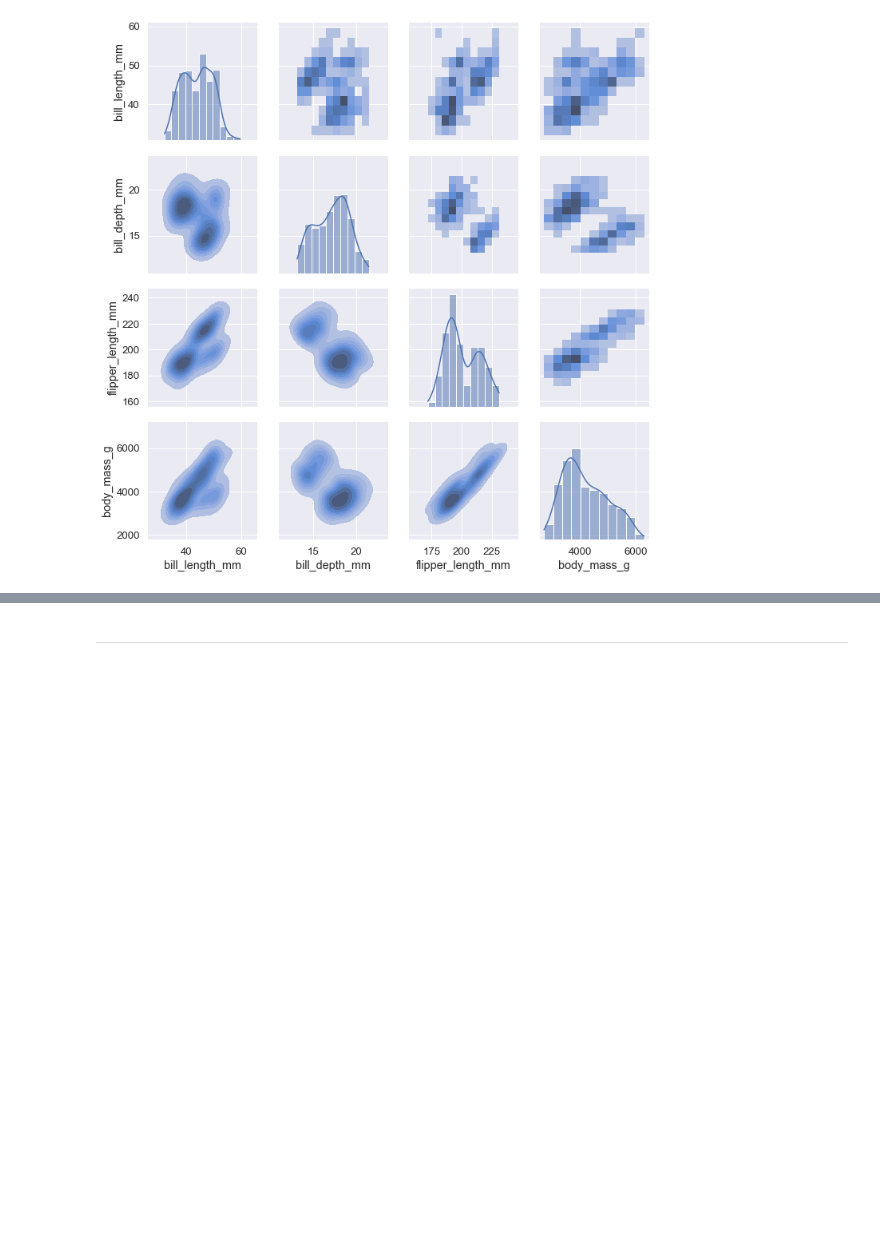
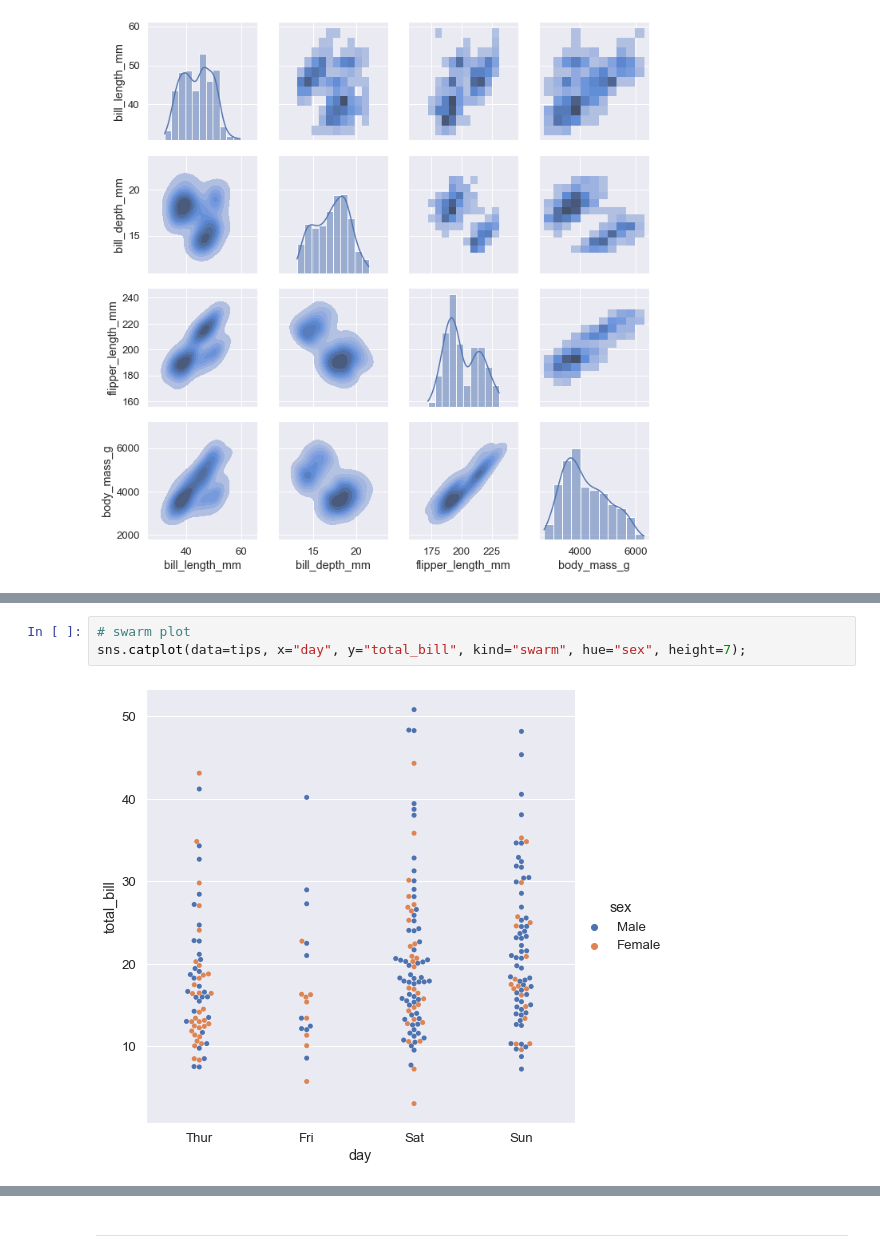
Before and after one commit to chris-leonard/python-playground, a Jupyter notebook: seaborn/seaborn-practice.ipynb, the cells around one changed output, grey strips where cells are left out. Saved outputs shown, nothing was run; the diff lists cells and outputs as text; blank space fills up the shorter version.

```diff
--- a/seaborn/seaborn-practice.ipynb
+++ b/seaborn/seaborn-practice.ipynb
@@ -323,0 +347,5 @@ grid.map_diag(sns.histplot, kde=True);
+# %%
+# swarm plot
+sns.catplot(data=tips, x="day", y="total_bill", kind="swarm", hue="sex", height=7);
+# %% [output]
+[figure, added]
```
Also changed, not shown: parts of 20 cells of this notebook.
